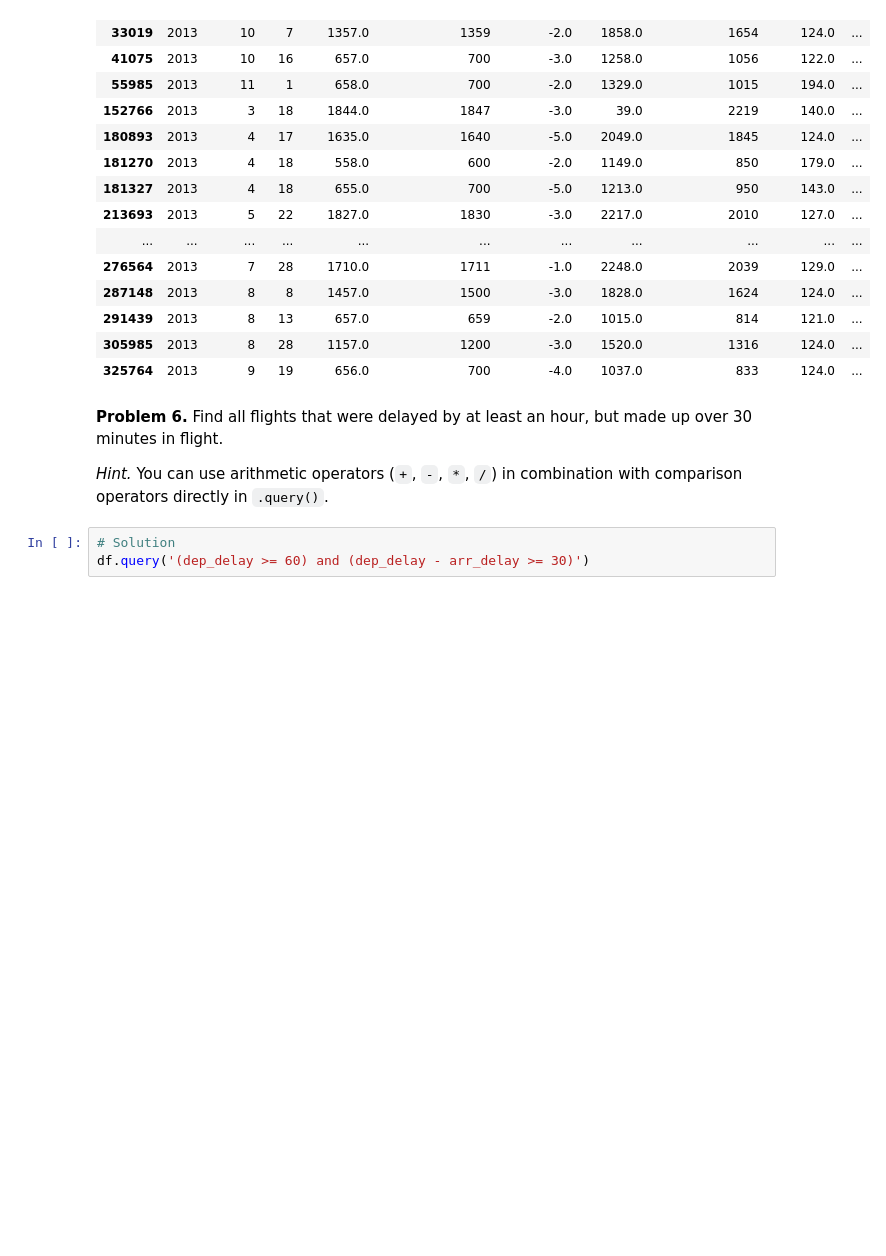
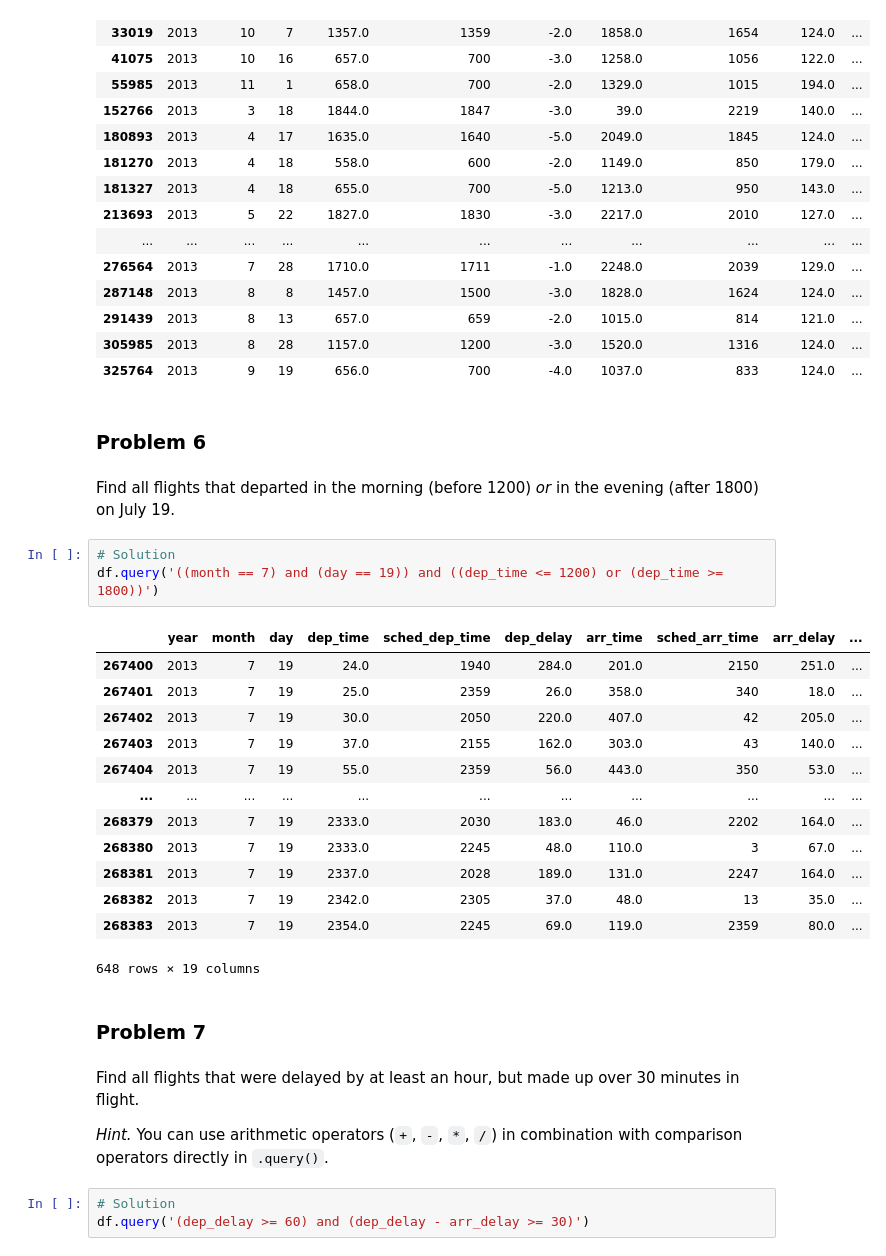
Before and after one commit to usna-dwv/lesson-filtering-observations, a Jupyter notebook: Lesson 13 Filtering Observations in Pandas.ipynb, the cells around one changed output. Cells and saved outputs as stored; diff of their text form; blank space fills up the shorter version.

```diff
--- a/Lesson 13 Filtering Observations in Pandas.ipynb
+++ b/Lesson 13 Filtering Observations in Pandas.ipynb
@@ -412,8 +436,30 @@ df.query('(dep_delay <= 0) and (arr_delay > 120)')
 | 291439 | 2013 | 8 | 13 | 657.0 | 659 | -2.0 | 1015.0 | 814 | 121.0 | ... |
 | 305985 | 2013 | 8 | 28 | 1157.0 | 1200 | -3.0 | 1520.0 | 1316 | 124.0 | ... |
 | 325764 | 2013 | 9 | 19 | 656.0 | 700 | -4.0 | 1037.0 | 833 | 124.0 | ... |
+# %% [markdown]
+### Problem 6
+# %% [markdown]
+Find all flights that departed in the morning (before 1200) *or* in the evening (after 1800) on July 19.
+# %%
+# Solution
+df.query('((month == 7) and (day == 19)) and ((dep_time <= 1200) or (dep_time >= 1800))')
+# %% [output]
+|  | year | month | day | dep_time | sched_dep_time | dep_delay | arr_time | sched_arr_time | arr_delay | ... |
+| 267400 | 2013 | 7 | 19 | 24.0 | 1940 | 284.0 | 201.0 | 2150 | 251.0 | ... |
+| 267401 | 2013 | 7 | 19 | 25.0 | 2359 | 26.0 | 358.0 | 340 | 18.0 | ... |
+| 267402 | 2013 | 7 | 19 | 30.0 | 2050 | 220.0 | 407.0 | 42 | 205.0 | ... |
+| 267403 | 2013 | 7 | 19 | 37.0 | 2155 | 162.0 | 303.0 | 43 | 140.0 | ... |
+| 267404 | 2013 | 7 | 19 | 55.0 | 2359 | 56.0 | 443.0 | 350 | 53.0 | ... |
+| ... | ... | ... | ... | ... | ... | ... | ... | ... | ... | ... |
+| 268379 | 2013 | 7 | 19 | 2333.0 | 2030 | 183.0 | 46.0 | 2202 | 164.0 | ... |
+| 268380 | 2013 | 7 | 19 | 2333.0 | 2245 | 48.0 | 110.0 | 3 | 67.0 | ... |
+| 268381 | 2013 | 7 | 19 | 2337.0 | 2028 | 189.0 | 131.0 | 2247 | 164.0 | ... |
+| 268382 | 2013 | 7 | 19 | 2342.0 | 2305 | 37.0 | 48.0 | 13 | 35.0 | ... |
+| 268383 | 2013 | 7 | 19 | 2354.0 | 2245 | 69.0 | 119.0 | 2359 | 80.0 | ... |
+648 rows × 19 columns
+# %% [markdown]
+### Problem 7
 # %% [markdown]
-**Problem 6.**
 Find all flights that were delayed by at least an hour, but made up over 30 minutes in flight.
 
 *Hint.* You can use arithmetic operators (`+`, `-`, `*`, `/`) in combination with comparison operators directly in `.query()`.
```
Also changed, not shown: parts of 29 cells of this notebook.
